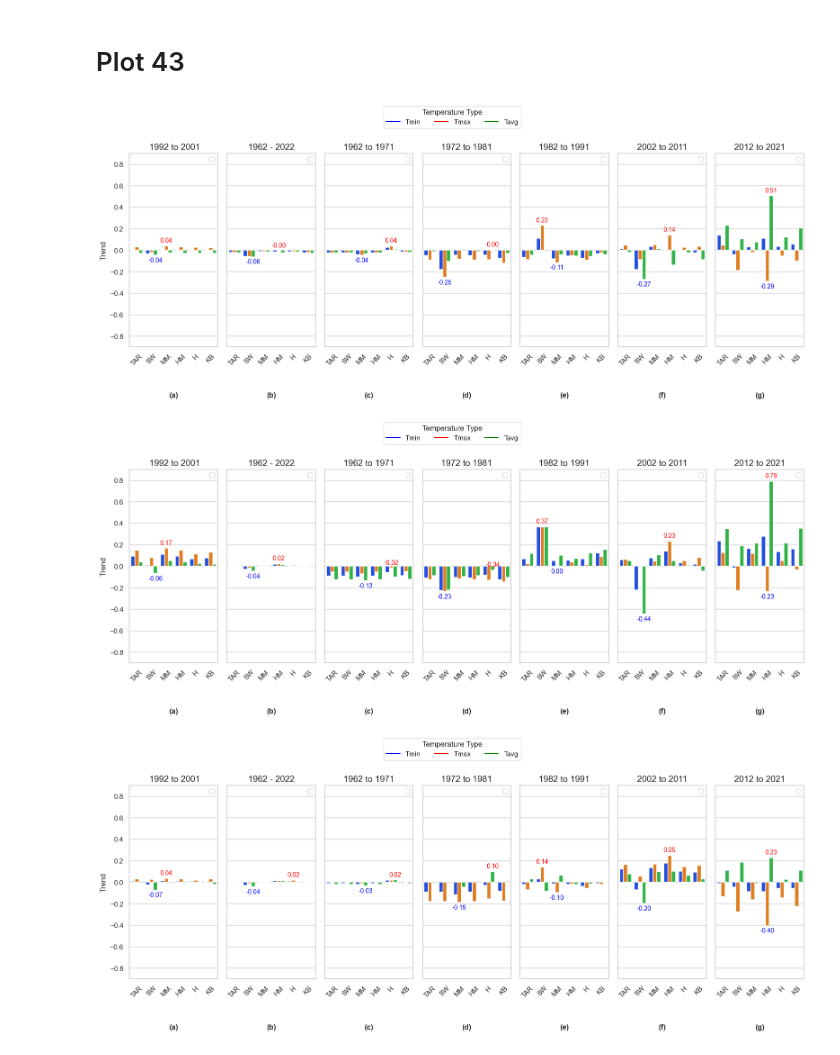
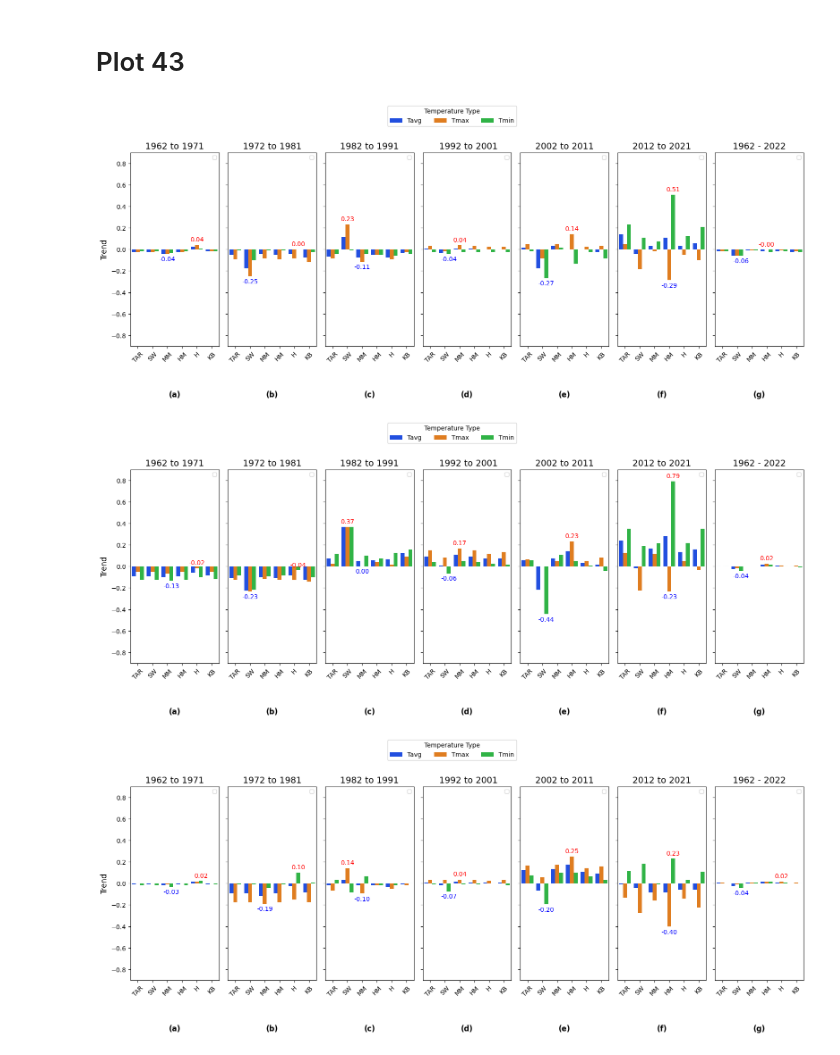
Before and after one commit to bishwa13/code_paper, a Jupyter notebook: main_code/play_ground/jnavaya1.ipynb, the cells around one changed output. Drawn from its saved outputs; the diff is of its cells as text; code cells hidden in the pictures.

```diff
--- a/main_code/play_ground/jnavaya1.ipynb
+++ b/main_code/play_ground/jnavaya1.ipynb
@@ -1109,7 +1111,7 @@ global_max = 0.9
 #sns.set(style="whitegrid")
 # Get unique seasons and sorted decades
 unique_seasons = df_long['Season'].unique()
-unique_decades = sorted(df_long['Decade'].unique())  # Sort decades for chronological order
+unique_decades = df_long['Decade'].unique()  # Sort decades for chronological order
 # Create plots for each unique season
 for season in unique_seasons:
     # Create a figure for each season with subplots for each decade
@@ -1167,36 +1169,42 @@ for season in unique_seasons:
         axes[i].text(0.5, -0.25, f'({chr(97 + i)})', transform=axes[i].transAxes,
                      fontsize=12, ha='center', va='center', weight='bold')
 
     # Create a legend based on the first subplot
     handles, labels = axes[0].get_legend_handles_labels()  # Get handles and labels from the first subplot
 
-    unique_labels = {
+    '''unique_labels = {
     "Tmin": plt.Line2D([], [], color='blue'),
     "Tmax": plt.Line2D([], [], color='red'),
     "Tavg": plt.Line2D([], [], color='green')}
 
-    #unique_labels = dict(zip(labels, handles))  # Keep unique labels only
+    # Add a single legend for the entire figure
+    handles, labels = axes[0].get_legend_handles_labels()
+    fig.legend(handles, labels, title='Temperature Type', loc='upper right')'''
+
+
+
+    unique_labels = dict(zip(labels, handles))  # Keep unique labels only
     fig.legend(unique_labels.values(), unique_labels.keys(), title='Temperature Type', loc='upper center', ncol=len(unique_labels))
 
     # Set the overall figure title for the season
     #fig.suptitle(f'{season.title()} Trends Across Decades', fontsize=16)
     # File path to save the plot
-    file_name = f"simple_plots_{season}_Trend_{decade}.png"
+    file_name = f"simple_plots_{season}_Trend.png"
     file_path = r'G:\fresh_start\paper\code_paper\plots\decades_plots\plot_seasonal'
 
     # Ensure the correct separator is added between the path and file name
     full_path = file_path + '\\' + file_name  # Use a backslash for Windows paths or `/` for cross-platform
     # Adjust layout to avoid overlap
     plt.tight_layout(rect=[0, 0, 1, 0.90])  # Adjust to fit the title and labels
 
     # Save the plot
     plt.savefig(full_path, dpi=1500)
 
 
 
     # Show the plot
     plt.show()
 # %% [output]
-[figure, old version]
+[figure, new version]
-[figure, old version]
+[figure, new version]
-[figure, old version]
+[figure, new version]
```
Also changed, not shown: parts of 2 cells of this notebook, 32 other files.
